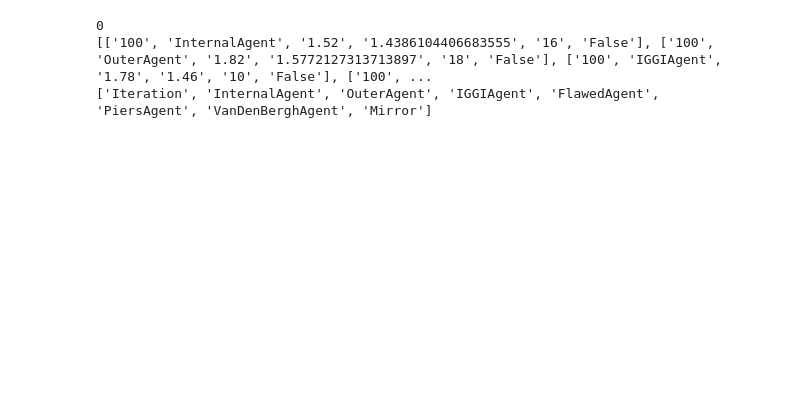
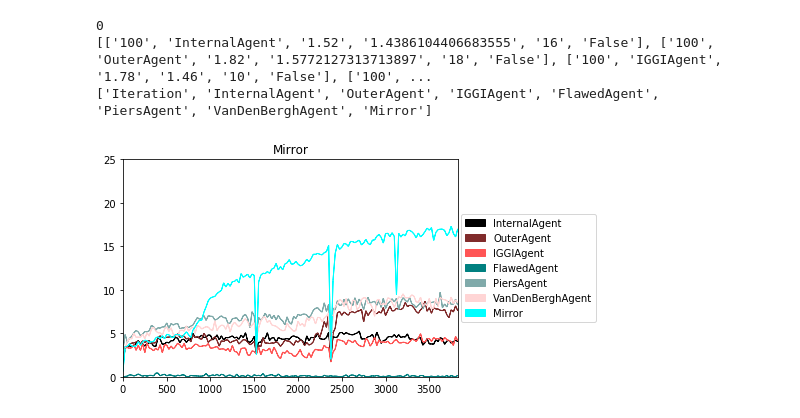
Before and after one commit to rocanaan/hanabi-ad-hoc-learning, a Jupyter notebook: notebooks/MakeIterationCSVs.ipynb, the cells around one changed output. Drawn from its saved outputs; the diff is of its cells as text; code cells hidden in the pictures; blank space fills up the shorter version.

Commit message:
Added line plot to notebook visualizations

```diff
--- a/notebooks/MakeIterationCSVs.ipynb
+++ b/notebooks/MakeIterationCSVs.ipynb
@@ -2,11 +2,15 @@
 import os
 import re
 import csv
+import matplotlib.pyplot as plt
+import matplotlib.patches as mpatches
 
 paths = ["../Logs/Rainbow/Paired/20200515-114852Mirror/checkpoints"]
 
 
-class entry:
+agents = ['InternalAgent', 'OuterAgent', 'IGGIAgent', 'FlawedAgent', 'PiersAgent', 'VanDenBerghAgent', 'Mirror']
+
+class Entry:
     def __init__(self,iteration,matchups):
         self.iteration=iteration
         self.matchups=matchups
@@ -29,7 +33,7 @@ def get_agent_results(path):
                         tokens = l.split()
                         matchups.append(tokens)
 #                         print(matchups)
-                iteration_results.append(entry(iteration,matchups))
+                iteration_results.append(Entry(iteration,matchups))
             iteration_results.sort(key = lambda x : x.iteration)
     return iteration_results
 
@@ -45,7 +49,48 @@ def make_csv(name,results,score_index):
             line = [entry.iteration] + [m[score_index] for m in entry.matchups]
             writer.writerow(line)
 
+def make_plot(name,iteration_results,score_index):
+    ax = plt.axes()
+    ax.set_title(name)
+    ax.set_xlim(0,max((e.iteration for e in iteration_results)))
+    ax.set_ylim(0,25)
 
+    colors = []
+    patch = []
+    num_agents = len(iteration_results[0].matchups)
+
+    for i in range(num_agents):
+        r = (i%3)*0.5
+        g = ((i/3)%3)*0.5
+        b = (i/3.0)*0.5
+        color = (r,g,b)
+        colors.append(color)
+
+        patch.append(mpatches.Patch(color=color, label=agents[i]))
+
+    plt.legend(handles=patch, loc=(1.01,0.25))
+
+    previous_x = None
+    previous_y = None
+
+    for entry in iteration_results:
+        x = entry.iteration
+        y_array = [float(m[score_index]) for m in entry.matchups]
+
+        for index, y in enumerate(y_array):
+
+            color = colors[index]
+            if previous_x is not None:
+                dx = x-previous_x
+                dy = y-previous_y[index]
+
+                ax.arrow(x,y,-dx,-dy,fc = 'k',ec = color)
+#                 print(x,dx,y,dy)
+
+        previous_x = x
+        previous_y = y_array
+
+    plt.show()
 
 
 score_index = 2
@@ -53,30 +98,37 @@ score_index = 2
 for p in paths:
     agent = p[38:-12]
     name = agent + str(score_index) + ".csv"
     iteration_results = get_agent_results(p)
     make_csv(name,iteration_results,score_index)
+
+    make_plot(agent,iteration_results,score_index)
+
+
+
+
 
 
 # #         for i, r in enumerate(iteration_results):
 # #             if i<5:
 # #                 print(r)
 
 #         writer = csv.writer(csvfile, delimiter=';',
 #                             quotechar='|', quoting=csv.QUOTE_MINIMAL)
 #         print(iteration_results[0])
 #         partners = ["Iteration"] + [m[1] for m in iteration_results[0].matchups]
 #         writer.writerow(partners)
 #         print(partners)
 #         for entry in iteration_results:
 #             line = [entry.iteration] + [m[score_index] for m in entry.matchups]
 #             writer.writerow(line)
 # #         for i in range(iteration_results[0]
 
 
 #             print(iteration_results)
 
 #                 data = iteration_stats = parse_file(file)
 # %% [output]
 0
 [['100', 'InternalAgent', '1.52', '1.4386104406683555', '16', 'False'], ['100', 'OuterAgent', '1.82', '1.5772127313713897', '18', 'False'], ['100', 'IGGIAgent', '1.78', '1.46', '10', 'False'], ['100', ...
 ['Iteration', 'InternalAgent', 'OuterAgent', 'IGGIAgent', 'FlawedAgent', 'PiersAgent', 'VanDenBerghAgent', 'Mirror']
+[figure, added]
```
